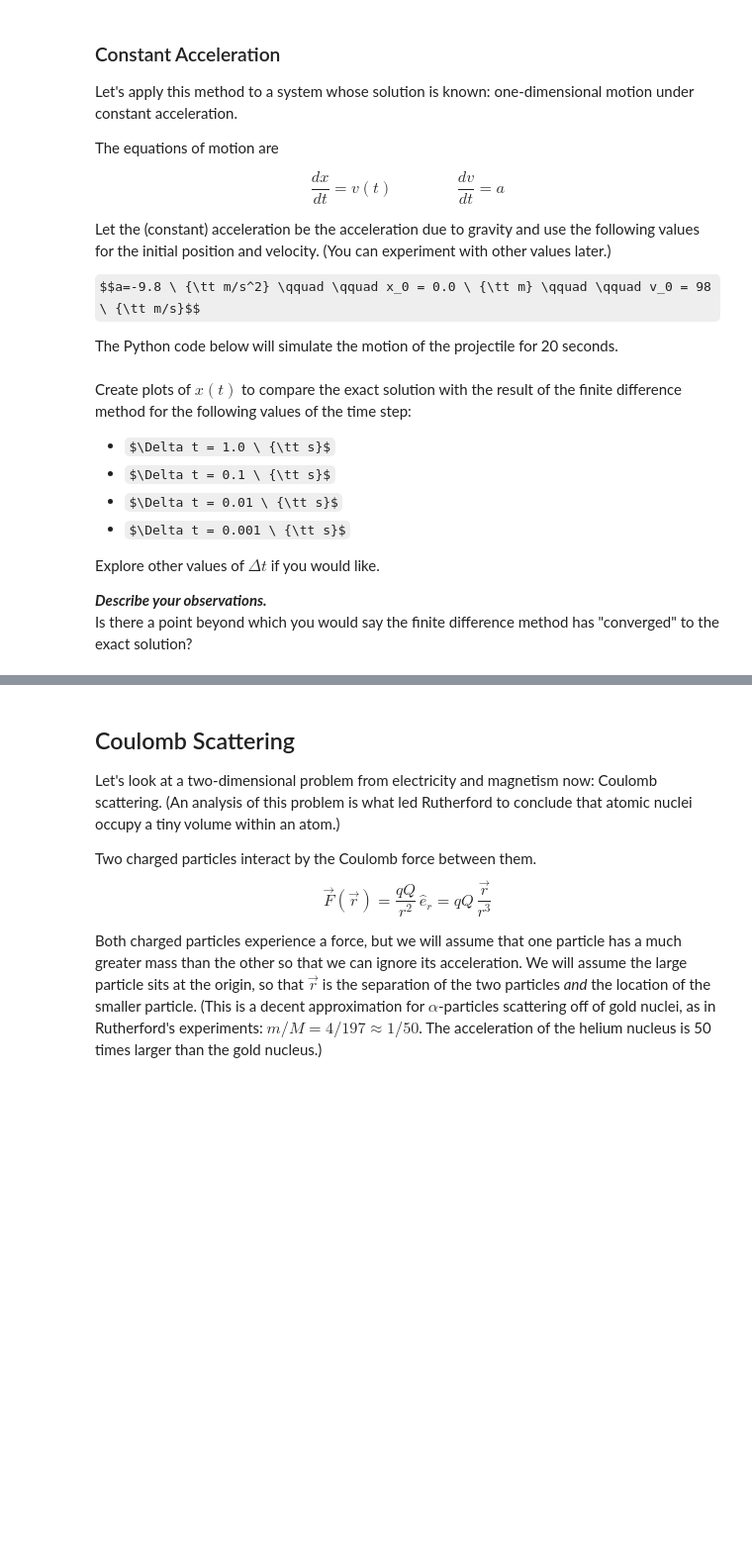
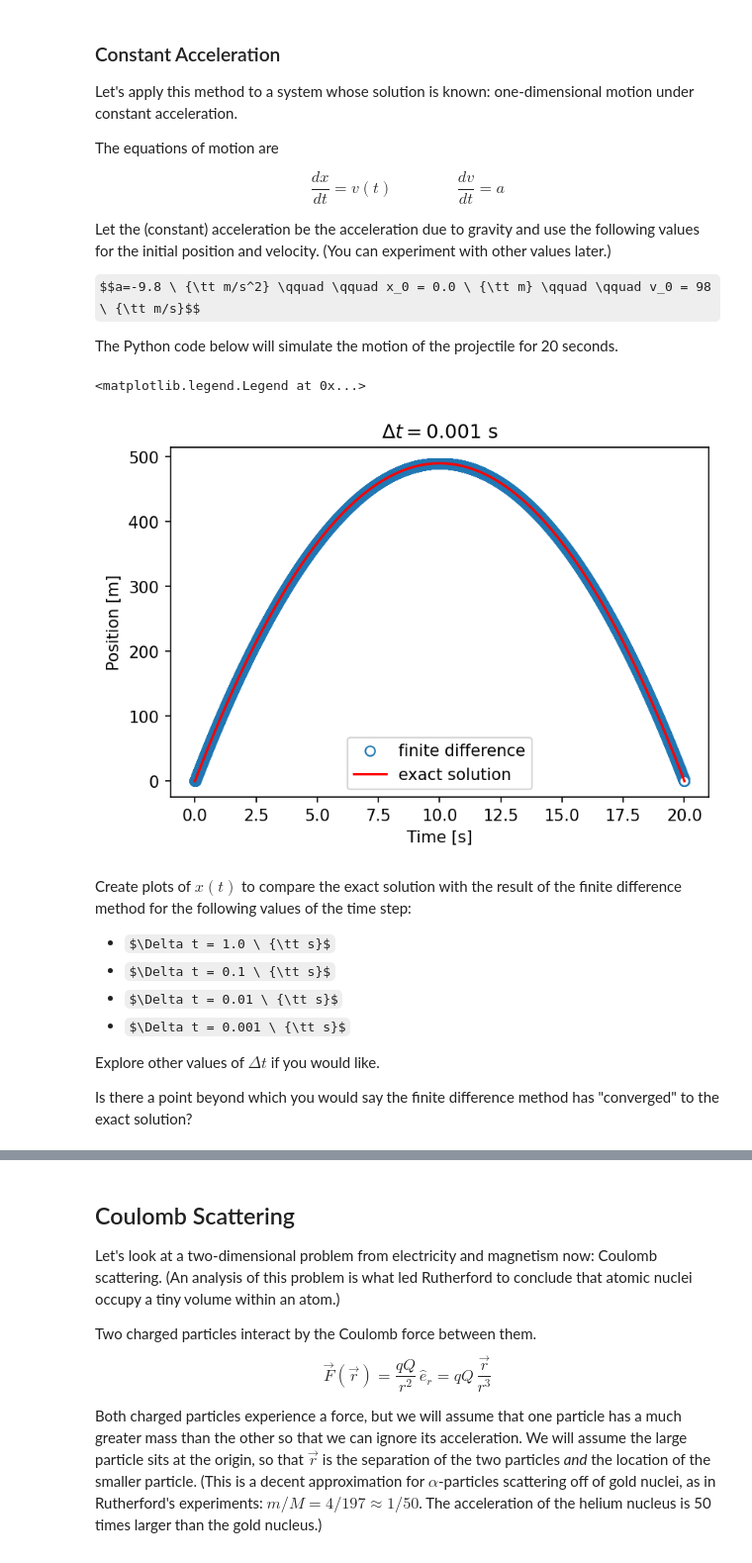
Before and after one commit to dr-kinder/electrodynamics, a Jupyter notebook: week-03/05-equations-of-motion.ipynb, the cells around one changed output, grey strips where cells are left out. Shown: that part at 99% size. Cells and saved outputs as stored; diff of their text form; code cells hidden in the pictures; some formulas as TeX source; blank space fills up the shorter version.

```diff
--- a/week-03/05-equations-of-motion.ipynb
+++ b/week-03/05-equations-of-motion.ipynb
@@ -53,38 +53,41 @@ from scipy.integrate import odeint
 acceleration = -9.8
 initial_position = 0.0
 initial_velocity = 98.0
-dt = 1.0
+dt = 0.001
 t_max = 20
 
 # Create arrays for time, position, and velocity.
 t = np.arange(0, t_max+dt, dt)
 num_steps = len(t)
 x = np.zeros(num_steps)
 v = np.zeros(num_steps)
 
 # Set initial position and velocity.
 x[0] = initial_position
 v[0] = initial_velocity
 
 # Loop over time values and update position and velocity.
 # Start at 1, because x[0] and v[0] are already defined.
 for n in range(1,num_steps):
     # Update velocity.
     v[n] = v[n-1] + acceleration * dt
 
     # Update position.
     x[n] = x[n-1] + v[n] * dt
 
 # Compare the finite difference result to the analytic result.
 x_exact = initial_position + initial_velocity * t + 0.5 * acceleration * t**2
 
 plt.figure(dpi=150)
 plt.plot(t, x, 'o', mfc='white', label="finite difference")
 plt.plot(t, x_exact, 'r-', label="exact solution")
 plt.xlabel("Time [s]")
 plt.ylabel("Position [m]")
 plt.title(r"$\Delta t = %g$ s" % dt)
 plt.legend()
+# %% [output]
+<matplotlib.legend.Legend at 0x...>
+[figure, added]
 # %% [markdown]
 Create plots of $x(t)$ to compare the exact solution with the result of the finite difference method for the following values of the time step:
 
@@ -95,6 +98,6 @@ Create plots of $x(t)$ to compare the exact solution with the result of the fini
 
 Explore other values of $\Delta t$ if you would like.
 
-***Describe your observations.***
+
 Is there a point beyond which you would say the finite difference method has "converged" to the exact solution?
 # %% [markdown]
```
Also changed, not shown: parts of 13 cells of this notebook.
